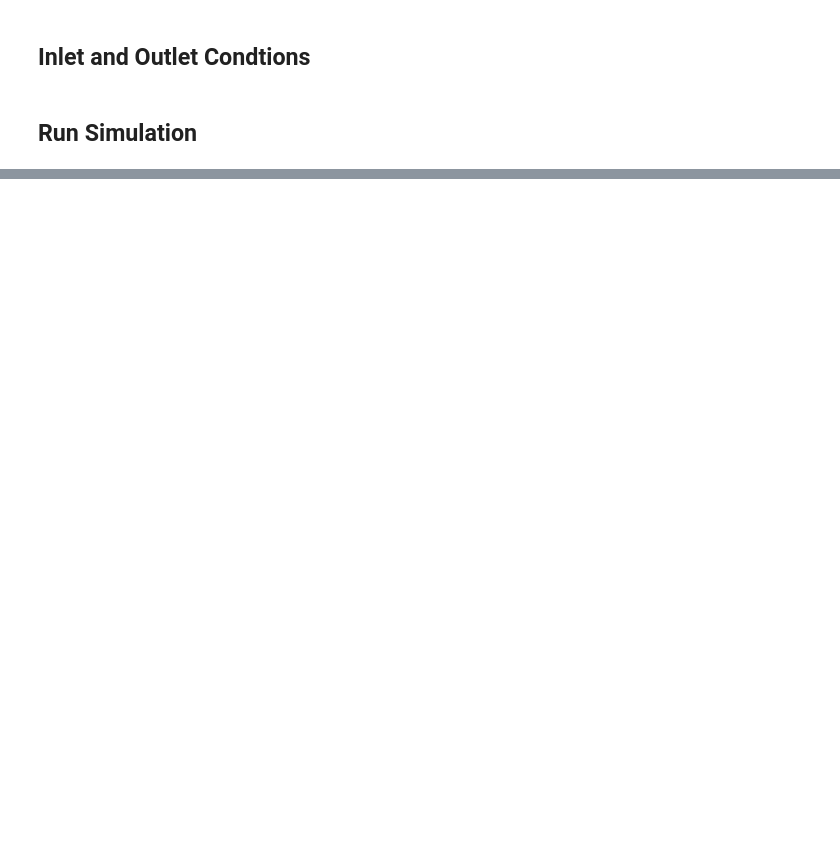
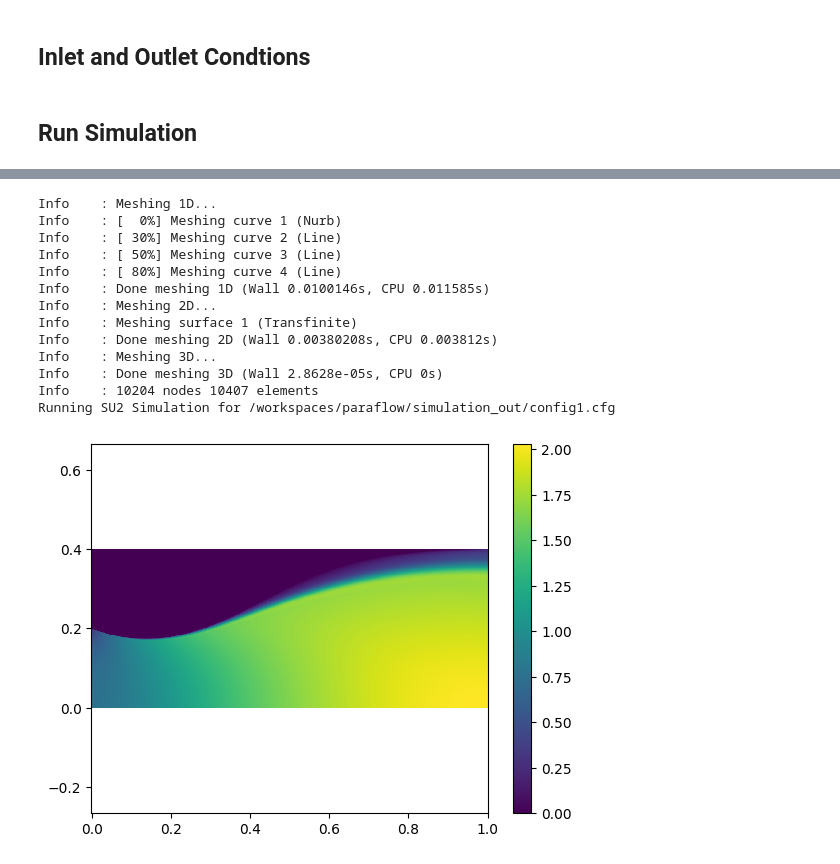
Before and after one commit to OpenOrion/paraflow, a Jupyter notebook: examples/simulation.ipynb, the cells around one changed output, grey strips where cells are left out. Cells and saved outputs as stored; diff of their text form; code cells hidden in the pictures; blank space fills up the shorter version.

```diff
--- a/examples/simulation.ipynb
+++ b/examples/simulation.ipynb
@@ -21,7 +21,7 @@ passage.visualize()
 ## Inlet and Outlet Condtions
 # %%
 flasher = get_flasher("Octamethyltrisiloxane", "gas")
-inlet_total_state = flasher.flash(P=904388, T=542.13, mach_number=1E-9, radius=passage.inlet_radius)
-target_outlet_static_state = flasher.flash(P=200000, T=293.15, mass_flow_rate=inlet_total_state.mass_flow_rate, radius=passage.outlet_radius)
+inlet_total_state = flasher.flash(P=904388, T=542.13, mach_number=1E-9)
+target_outlet_static_state = flasher.flash(P=200000, T=293.15, mass_flow_rate=inlet_total_state.mass_flow_rate)
 # %% [markdown]
 ## Run Simulation
@@ -98,0 +28,41 @@ Info    : 10204 nodes 10407 elements
+# %%
+from paraflow import run_simulation, ConfigParameters, SimulationResult, get_frames, display_frame
+
+use_cache = False
+
+if not use_cache:
+    sim_results = run_simulation(
+        passage,
+        config_params=ConfigParameters(
+            inlet_total_state=inlet_total_state,
+            target_outlet_static_state=target_outlet_static_state,
+        ),
+        working_directory="/workspaces/paraflow/simulation_out",
+        id="1",
+        auto_delete=False
+    )
+    sim_results.to_file("sim_results.plk")
+else:
+   sim_results = SimulationResult.from_file("sim_results.plk")
+
+frames = get_frames(
+    sim_results,
+    property_names=["Mach"],
+    num_pnts=500,
+)
+display_frame(frames, "Mach")
+# %% [output]
+Info    : Meshing 1D...
+Info    : [  0%] Meshing curve 1 (Nurb)
+Info    : [ 30%] Meshing curve 2 (Line)
+Info    : [ 50%] Meshing curve 3 (Line)
+Info    : [ 80%] Meshing curve 4 (Line)
+Info    : Done meshing 1D (Wall 0.0100146s, CPU 0.011585s)
+Info    : Meshing 2D...
+Info    : Meshing surface 1 (Transfinite)
+Info    : Done meshing 2D (Wall 0.00380208s, CPU 0.003812s)
+Info    : Meshing 3D...
+Info    : Done meshing 3D (Wall 2.8628e-05s, CPU 0s)
+Info    : 10204 nodes 10407 elements
+Running SU2 Simulation for /workspaces/paraflow/simulation_out/config1.cfg
+[figure, added]
```
Also changed, not shown: parts of 1 cell of this notebook, 20 other files.
